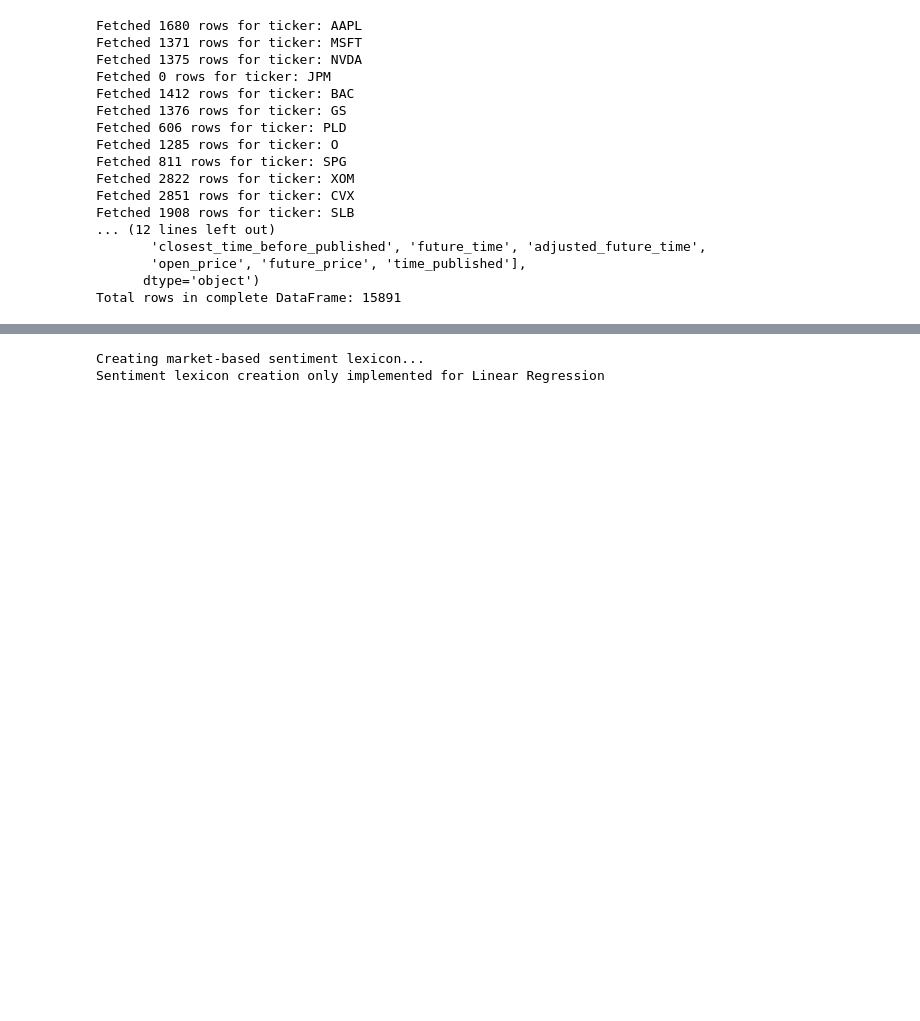
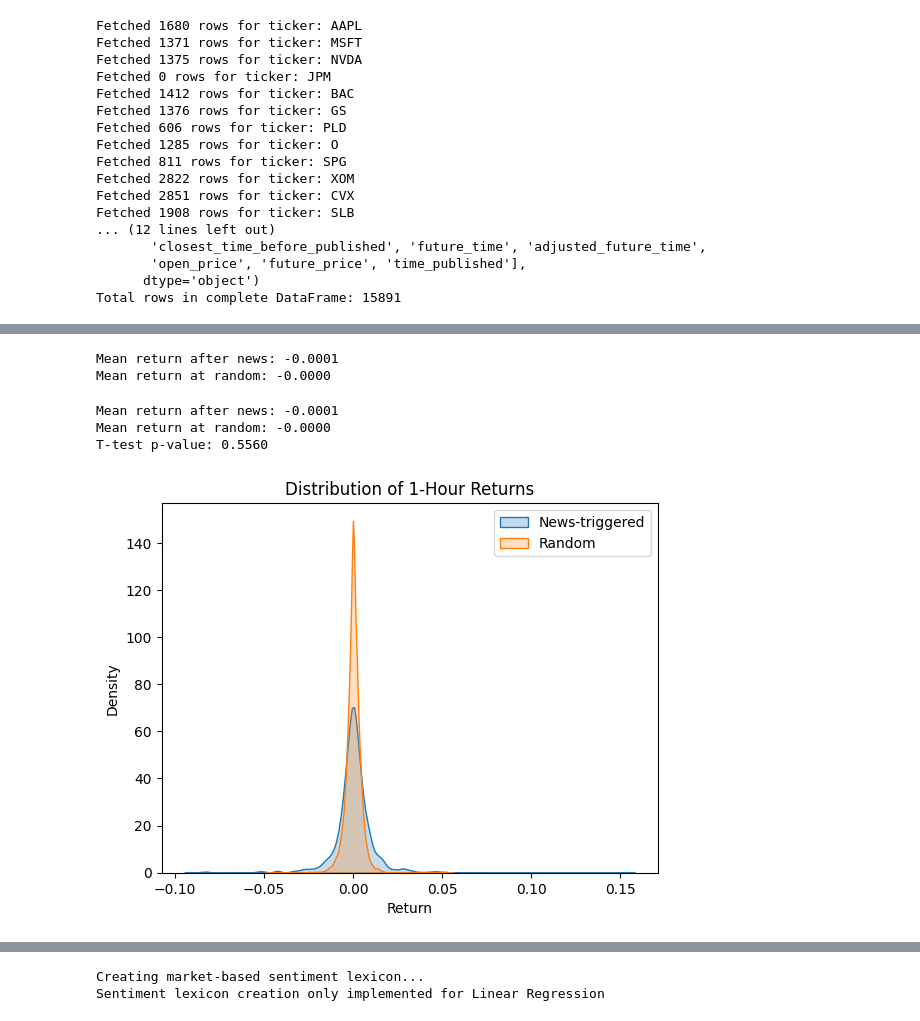
Before and after one commit to AndreasWendel/Examens, a Jupyter notebook: db checks.ipynb, the cells around one changed output, grey strips where cells are left out. Cells and saved outputs as stored; diff of their text form; code cells hidden in the pictures; blank space fills up the shorter version.

```diff
--- a/db checks.ipynb
+++ b/db checks.ipynb
@@ -231,0 +276,3 @@ complete_df.tail()
+# %%
+news_release_df = complete_df[["closest_time_before_published","ticker"]]  # datetime of the news release
+news_release_df['closest_time_before_published'] = pd.to_datetime(news_release_df['closest_time_before_published'])
@@ -231,0 +324,16 @@ complete_df.tail()
+# %%
+print(final_price_df[(final_price_df['ticker'] == ticker)].loc[news_time]['close'])
+one_hour = pd.Timedelta('1H')
+try:
+    print(final_price_df[(final_price_df['ticker'] == ticker)].loc[news_time + one_hour]['close'])
+except KeyError:
+    # If exact timestamp is missing, try the next available row after news_time + one_hour
+    df_ticker = final_price_df[(final_price_df['ticker'] == ticker)]
+    # Get all timestamps greater than news_time + one_hour
+    next_times = df_ticker.index[df_ticker.index > news_time + one_hour]
+    if len(next_times) > 0:
+        next_time = next_times[0]
+        print(f"Using next available time: {next_time}")
+        print(df_ticker.loc[next_time]['close'])
+    else:
+        print("No available price after news_time + one_hour")
@@ -231,0 +400,3 @@ complete_df.tail()
+# %%
+news_returns = compute_news_impact(news_release_df, final_price_df)
+random_returns = compute_random_impact(final_price_df, len(news_returns))
@@ -231,0 +421,33 @@ complete_df.tail()
+# %%
+print(f"Mean return after news: {news_returns.mean():.4f}")
+print(f"Mean return at random: {random_returns.mean():.4f}")
+# %% [output]
+Mean return after news: -0.0001
+Mean return at random: -0.0000
+# %%
+
+
+# Compare means
+print(f"Mean return after news: {news_returns.mean():.4f}")
+print(f"Mean return at random: {random_returns.mean():.4f}")
+
+# T-test
+from scipy.stats import ttest_ind
+t_stat, p_val = ttest_ind(news_returns, random_returns)
+print(f"T-test p-value: {p_val:.4f}")
+
+# Plot
+import seaborn as sns
+import matplotlib.pyplot as plt
+
+sns.kdeplot(news_returns, label='News-triggered', fill=True)
+sns.kdeplot(random_returns, label='Random', fill=True)
+plt.title("Distribution of 1-Hour Returns")
+plt.xlabel("Return")
+plt.legend()
+plt.show()
+# %% [output]
+Mean return after news: -0.0001
+Mean return at random: -0.0000
+T-test p-value: 0.5560
+[figure, added]
```
Also changed, not shown: parts of 45 cells of this notebook.
